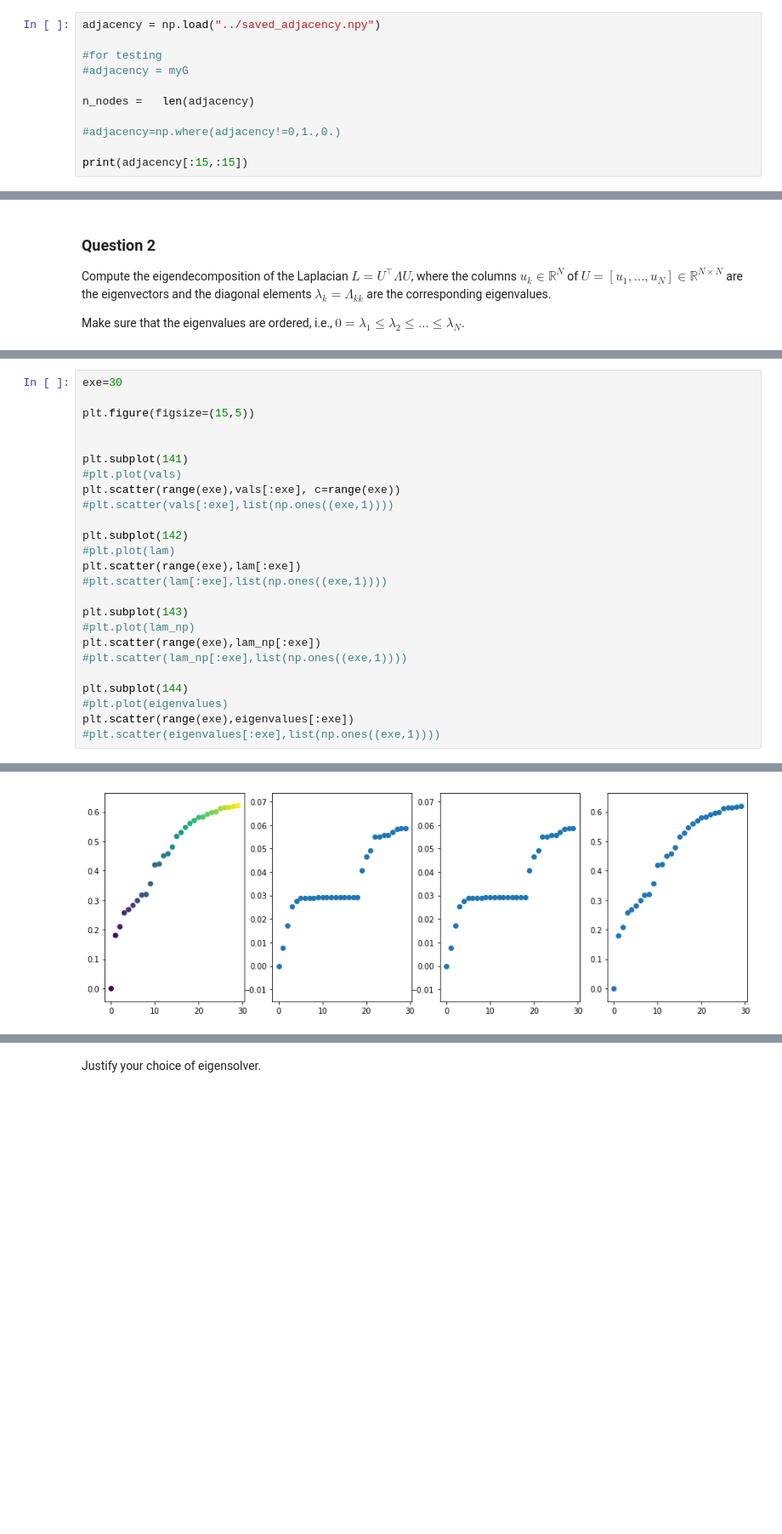
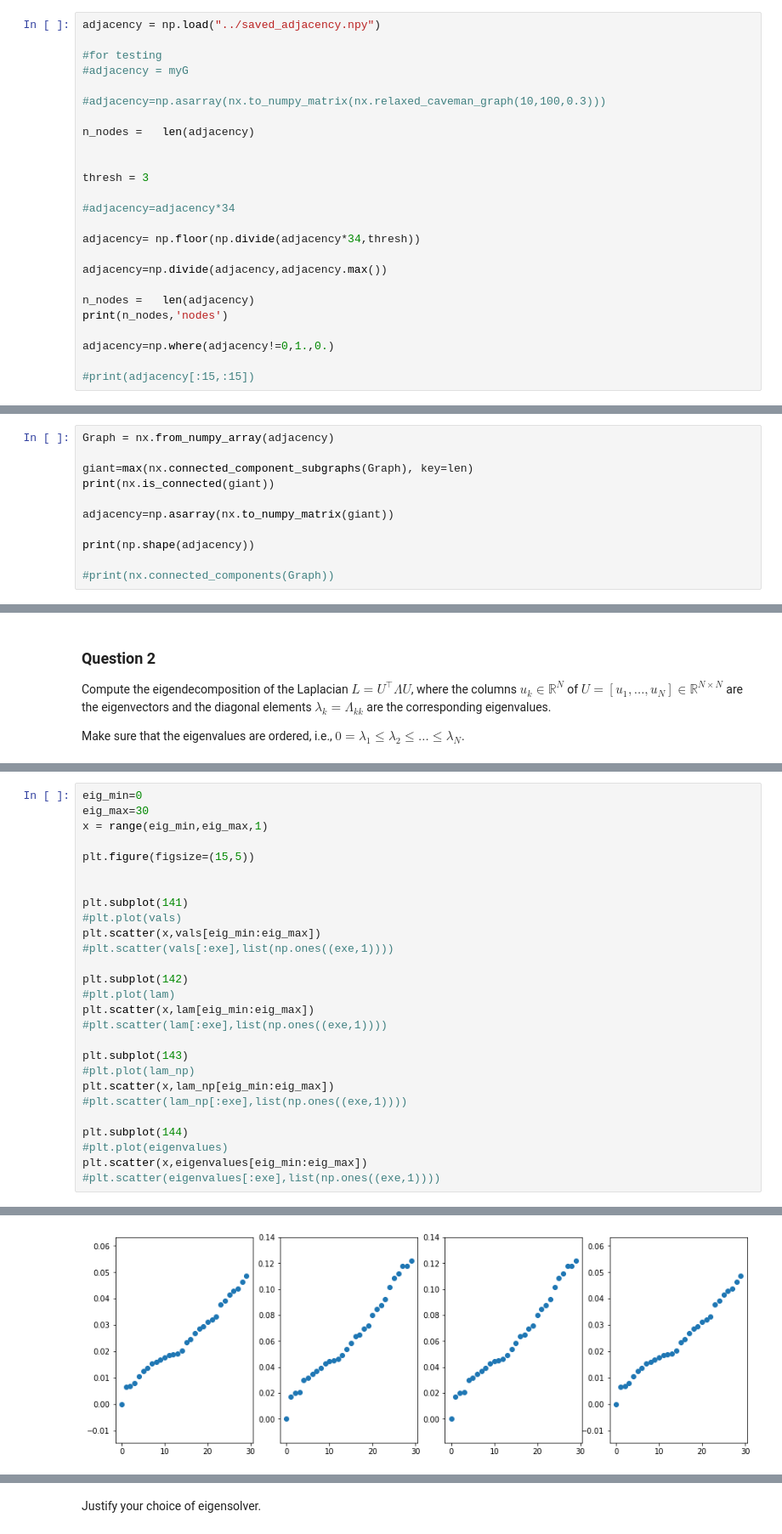
Before and after one commit to vndk36/Project_ntds2018, a Jupyter notebook: Milestone_3/3_spectral_graph_theory_AlCi.ipynb, the cells around one changed output, grey strips where cells are left out. Shown: that part at 85% size. Drawn from its saved outputs; the diff is of its cells as text; blank space fills up the shorter version.

```diff
--- a/Milestone_3/3_spectral_graph_theory_AlCi.ipynb
+++ b/Milestone_3/3_spectral_graph_theory_AlCi.ipynb
@@ -55,9 +55,23 @@ adjacency = np.load("../saved_adjacency.npy")
 #for testing
 #adjacency = myG
 
+#adjacency=np.asarray(nx.to_numpy_matrix(nx.relaxed_caveman_graph(10,100,0.3)))
+
 n_nodes =   len(adjacency)
 
-#adjacency=np.where(adjacency!=0,1.,0.)
 
-print(adjacency[:15,:15])
+thresh = 3
+
+#adjacency=adjacency*34
+
+adjacency= np.floor(np.divide(adjacency*34,thresh))
+
+adjacency=np.divide(adjacency,adjacency.max())
+
+n_nodes =   len(adjacency)
+print(n_nodes,'nodes')
+
+adjacency=np.where(adjacency!=0,1.,0.)
+
+#print(adjacency[:15,:15])
 # %% [output]
@@ -80,0 +79,11 @@ print(adjacency[:15,:15])
+# %%
+Graph = nx.from_numpy_array(adjacency)
+
+giant=max(nx.connected_component_subgraphs(Graph), key=len)
+print(nx.is_connected(giant))
+
+adjacency=np.asarray(nx.to_numpy_matrix(giant))
+
+print(np.shape(adjacency))
+
+#print(nx.connected_components(Graph))
@@ -160,29 +172,31 @@ print(lam_np[0])
 # %%
-exe=30
+eig_min=0
+eig_max=30
+x = range(eig_min,eig_max,1)
 
 plt.figure(figsize=(15,5))
 
 
 plt.subplot(141)
 #plt.plot(vals)
-plt.scatter(range(exe),vals[:exe], c=range(exe))
+plt.scatter(x,vals[eig_min:eig_max])
 #plt.scatter(vals[:exe],list(np.ones((exe,1))))
 
 plt.subplot(142)
 #plt.plot(lam)
-plt.scatter(range(exe),lam[:exe])
+plt.scatter(x,lam[eig_min:eig_max])
 #plt.scatter(lam[:exe],list(np.ones((exe,1))))
 
 plt.subplot(143)
 #plt.plot(lam_np)
-plt.scatter(range(exe),lam_np[:exe])
+plt.scatter(x,lam_np[eig_min:eig_max])
 #plt.scatter(lam_np[:exe],list(np.ones((exe,1))))
 
 plt.subplot(144)
 #plt.plot(eigenvalues)
-plt.scatter(range(exe),eigenvalues[:exe])
+plt.scatter(x,eigenvalues[eig_min:eig_max])
 #plt.scatter(eigenvalues[:exe],list(np.ones((exe,1))))
 # %% [output]
 <matplotlib.collections.PathCollection at 0x...>
-[figure, old version]
+[figure, new version]
 # %%
```
Also changed, not shown: parts of 10 cells of this notebook, 1 other file.
